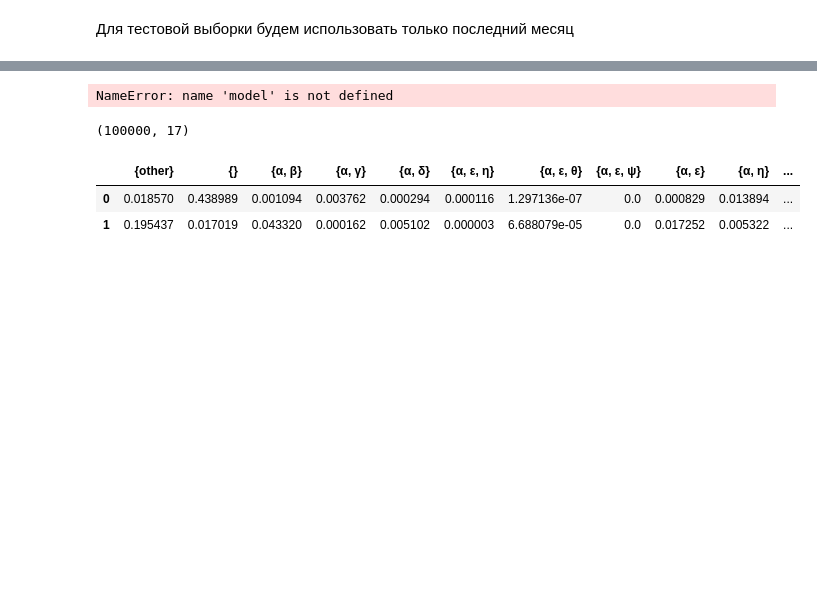
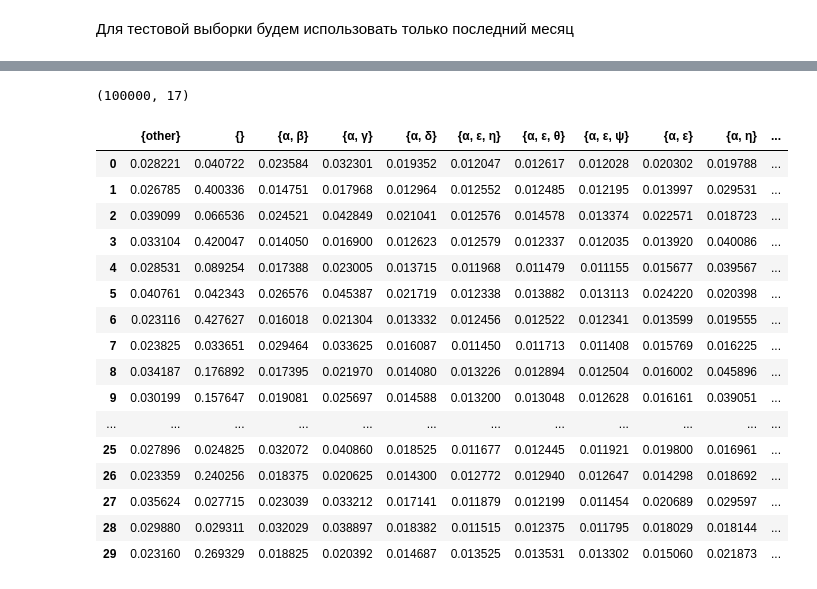
Before and after one commit to DestYchen/alfa_xzxzxz, a Jupyter notebook: baseline.ipynb, the cells around one changed output, grey strips where cells are left out. Cells and saved outputs as stored; diff of their text form; code cells hidden in the pictures; blank space fills up the shorter version.

```diff
--- a/baseline.ipynb
+++ b/baseline.ipynb
@@ -251,6 +252,6 @@ print(x_train)
 # %% [markdown]
 В качестве базовой модели возьмем LGBM обучим на всех признаках
 # %%
-model_1 = CatBoostClassifier(iterations=10, learning_rate=0.1, depth=6, cat_features=cat_cols)
+model_1 = CatBoostClassifier(iterations=15, learning_rate=0.1, depth=8, cat_features=cat_cols)
 model_1.fit(x_train, y_train)
 # %% [output]
@@ -459,0 +486,13 @@ last_m_test_df.head(3)
+# %%
+df_num_dd = last_m_test_df.select_dtypes(include=[np.number])
+numeric_cols_dd = df_num_dd.columns.values
+
+for col in numeric_cols_dd:
+    missing = last_m_test_df[col].isnull()
+    num_missing = np.sum(missing)
+
+    if num_missing > 0:
+        print('imputing missing values for: {}'.format(col))
+        last_m_test_df['{}_ismissing'.format(col)] = missing
+        med = last_m_test_df[col].median()
+        last_m_test_df[col] = last_m_test_df[col].fillna(med)
@@ -459,0 +517,14 @@ last_m_test_df.head(3)
+# %%
+df_non_numeric_dd2 = last_m_test_df.select_dtypes(exclude=[np.number])
+non_numeric_cols_dd2 = df_non_numeric_dd2.columns.values
+
+for col in non_numeric_cols_dd2:
+    missing = last_m_test_df[col].isnull()
+    num_missing = np.sum(missing)
+
+    if num_missing > 0:  # only do the imputation for the columns that have missing values.
+        print('imputing missing values for: {}'.format(col))
+        last_m_test_df['{}_ismissing'.format(col)] = missing
+
+        top = last_m_test_df[col].describe()['top'] # impute with the most frequent value.
+        last_m_test_df[col] = last_m_test_df[col].fillna(top)
@@ -460,20 +540,33 @@ last_m_test_df.head(3)
 # %%
-test_pred_proba = model.predict_proba(last_m_test_df)
-test_pred_proba_df = pd.DataFrame(test_pred_proba, columns=model.classes_)
+data = Pool(data=last_m_test_df, cat_features=cat_cols)
+test_pred_proba = model_1.predict_proba(data)
+test_pred_proba_df = pd.DataFrame(test_pred_proba, columns=model_1.classes_)
 sorted_classes = sorted(test_pred_proba_df.columns.to_list())
 test_pred_proba_df = test_pred_proba_df[sorted_classes]
-# %% [output]
-NameError: name 'model' is not defined
 # %%
 test_pred_proba_df.shape
 # %% [output]
 (100000, 17)
 # %%
-test_pred_proba_df.head(2)
+test_pred_proba_df.head(30)
 # %% [output]
 |  | {other} | {} | {α, β} | {α, γ} | {α, δ} | {α, ε, η} | {α, ε, θ} | {α, ε, ψ} | {α, ε} | {α, η} | ... |
-| 0 | 0.018570 | 0.438989 | 0.001094 | 0.003762 | 0.000294 | 0.000116 | 1.297136e-07 | 0.0 | 0.000829 | 0.013894 | ... |
-| 1 | 0.195437 | 0.017019 | 0.043320 | 0.000162 | 0.005102 | 0.000003 | 6.688079e-05 | 0.0 | 0.017252 | 0.005322 | ... |
+| 0 | 0.028221 | 0.040722 | 0.023584 | 0.032301 | 0.019352 | 0.012047 | 0.012617 | 0.012028 | 0.020302 | 0.019788 | ... |
+| 1 | 0.026785 | 0.400336 | 0.014751 | 0.017968 | 0.012964 | 0.012552 | 0.012485 | 0.012195 | 0.013997 | 0.029531 | ... |
+| 2 | 0.039099 | 0.066536 | 0.024521 | 0.042849 | 0.021041 | 0.012576 | 0.014578 | 0.013374 | 0.022571 | 0.018723 | ... |
+| 3 | 0.033104 | 0.420047 | 0.014050 | 0.016900 | 0.012623 | 0.012579 | 0.012337 | 0.012035 | 0.013920 | 0.040086 | ... |
+| 4 | 0.028531 | 0.089254 | 0.017388 | 0.023005 | 0.013715 | 0.011968 | 0.011479 | 0.011155 | 0.015677 | 0.039567 | ... |
+| 5 | 0.040761 | 0.042343 | 0.026576 | 0.045387 | 0.021719 | 0.012338 | 0.013882 | 0.013113 | 0.024220 | 0.020398 | ... |
+| 6 | 0.023116 | 0.427627 | 0.016018 | 0.021304 | 0.013332 | 0.012456 | 0.012522 | 0.012341 | 0.013599 | 0.019555 | ... |
+| 7 | 0.023825 | 0.033651 | 0.029464 | 0.033625 | 0.016087 | 0.011450 | 0.011713 | 0.011408 | 0.015769 | 0.016225 | ... |
+| 8 | 0.034187 | 0.176892 | 0.017395 | 0.021970 | 0.014080 | 0.013226 | 0.012894 | 0.012504 | 0.016002 | 0.045896 | ... |
+| 9 | 0.030199 | 0.157647 | 0.019081 | 0.025697 | 0.014588 | 0.013200 | 0.013048 | 0.012628 | 0.016161 | 0.039051 | ... |
+| ... | ... | ... | ... | ... | ... | ... | ... | ... | ... | ... | ... |
+| 25 | 0.027896 | 0.024825 | 0.032072 | 0.040860 | 0.018525 | 0.011677 | 0.012445 | 0.011921 | 0.019800 | 0.016961 | ... |
+| 26 | 0.023359 | 0.240256 | 0.018375 | 0.020625 | 0.014300 | 0.012772 | 0.012940 | 0.012647 | 0.014298 | 0.018692 | ... |
+| 27 | 0.035624 | 0.027715 | 0.023039 | 0.033212 | 0.017141 | 0.011879 | 0.012199 | 0.011454 | 0.020689 | 0.029597 | ... |
+| 28 | 0.029880 | 0.029311 | 0.032029 | 0.038897 | 0.018382 | 0.011515 | 0.012375 | 0.011795 | 0.018029 | 0.018144 | ... |
+| 29 | 0.023160 | 0.269329 | 0.018825 | 0.020392 | 0.014687 | 0.013525 | 0.013531 | 0.013302 | 0.015060 | 0.021873 | ... |
 # %%
 sample_submission_df[sorted_classes] = test_pred_proba_df
 sample_submission_df.to_csv("baseline_submission.csv", index=False)
```
Also changed, not shown: parts of 15 cells of this notebook.
